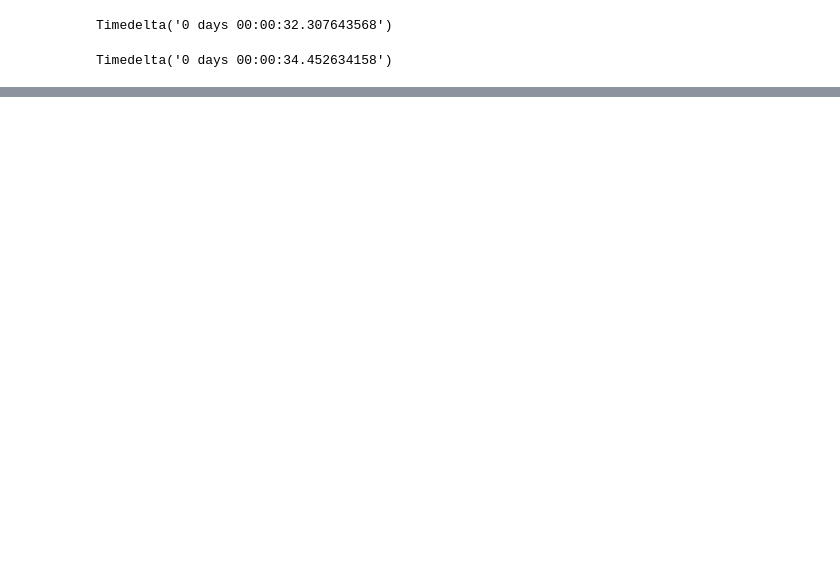
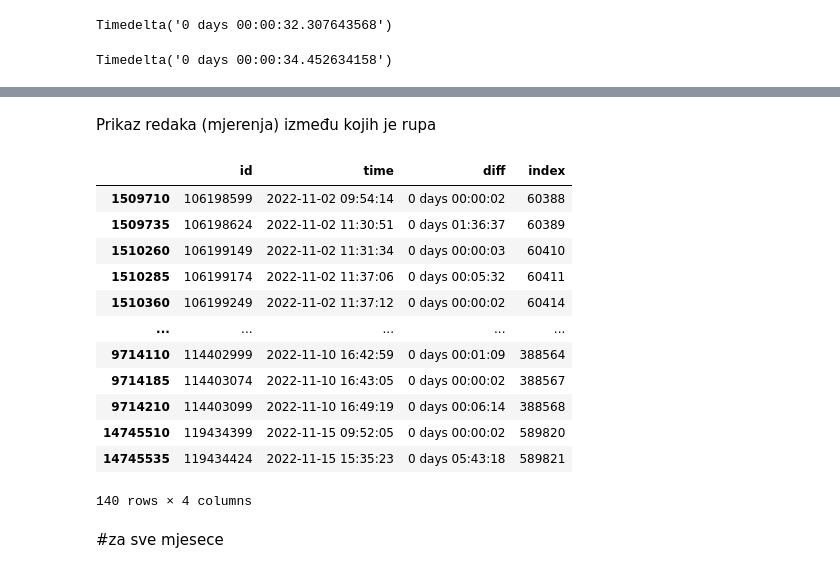
Before and after one commit to mateacvetkovic/Zavrsni-rad, a Jupyter notebook: main.ipynb, the cells around one changed output, grey strips where cells are left out. Saved outputs shown, nothing was run; the diff lists cells and outputs as text; code cells hidden in the pictures; blank space fills up the shorter version.

```diff
--- a/main.ipynb
+++ b/main.ipynb
@@ -133,0 +169,22 @@ Name: time, Length: 72, dtype: timedelta64[ns]
+# %% [markdown]
+Prikaz redaka (mjerenja) između kojih je rupa
+# %%
+previous_row = df4['index'] - 1
+result = pd.concat([df2[df2['index'].isin(previous_row) ], df4])
+
+result = result.sort_index()
+result
+# %% [output]
+|  | id | time | diff | index |
+| 1509710 | 106198599 | 2022-11-02 09:54:14 | 0 days 00:00:02 | 60388 |
+| 1509735 | 106198624 | 2022-11-02 11:30:51 | 0 days 01:36:37 | 60389 |
+| 1510260 | 106199149 | 2022-11-02 11:31:34 | 0 days 00:00:03 | 60410 |
+| 1510285 | 106199174 | 2022-11-02 11:37:06 | 0 days 00:05:32 | 60411 |
+| 1510360 | 106199249 | 2022-11-02 11:37:12 | 0 days 00:00:02 | 60414 |
+| ... | ... | ... | ... | ... |
+| 9714110 | 114402999 | 2022-11-10 16:42:59 | 0 days 00:01:09 | 388564 |
+| 9714185 | 114403074 | 2022-11-10 16:43:05 | 0 days 00:00:02 | 388567 |
+| 9714210 | 114403099 | 2022-11-10 16:49:19 | 0 days 00:06:14 | 388568 |
+| 14745510 | 119434399 | 2022-11-15 09:52:05 | 0 days 00:00:02 | 589820 |
+| 14745535 | 119434424 | 2022-11-15 15:35:23 | 0 days 05:43:18 | 589821 |
+140 rows × 4 columns
@@ -133,0 +214,2 @@ Name: time, Length: 72, dtype: timedelta64[ns]
+# %% [markdown]
+#za sve mjesece
```
Also changed, not shown: parts of 21 cells of this notebook.
